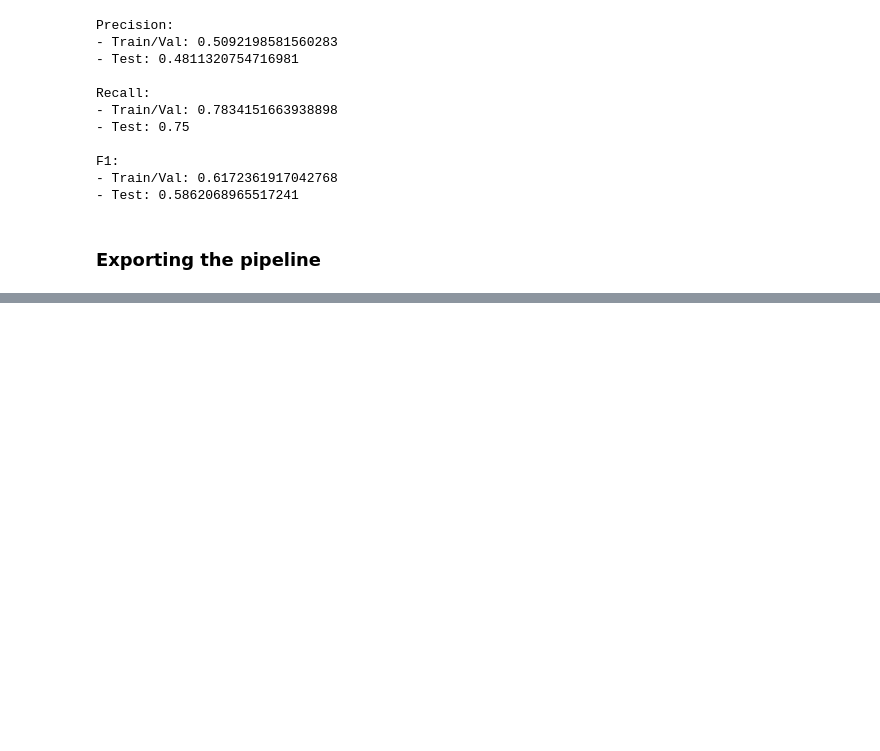
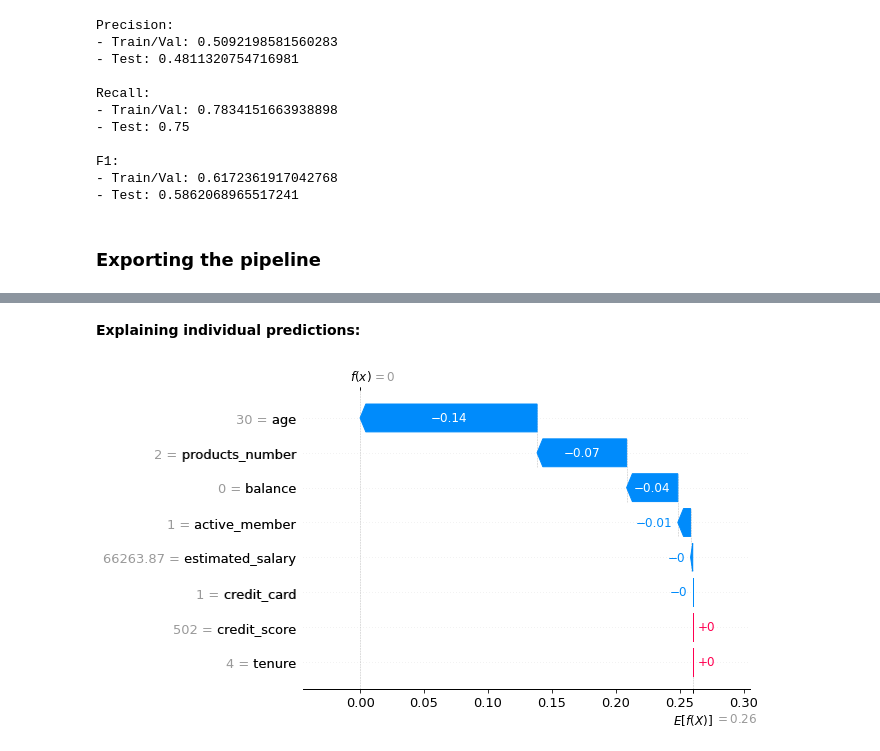
Before and after one commit to juanDango/classification-tutorial, a Jupyter notebook: churn.ipynb, the cells around one changed output, grey strips where cells are left out. Saved outputs shown, nothing was run; the diff lists cells and outputs as text; code cells hidden in the pictures; blank space fills up the shorter version.

Commit message:
Adding explainability with shap to churn case

```diff
--- a/churn.ipynb
+++ b/churn.ipynb
@@ -412,0 +456,9 @@ dump(grid2.best_estimator_, './models/churn-v1.0.joblib')
+# %%
+explainer = shap.Explainer(grid.best_estimator_.predict, test_df[features])
+shap_values = explainer(test_df[features])
+# %% [markdown]
+**Explaining individual predictions:**
+# %%
+shap.plots.waterfall(shap_values[1])
+# %% [output]
+[figure, added]
```
Also changed, not shown: parts of 14 cells of this notebook.
